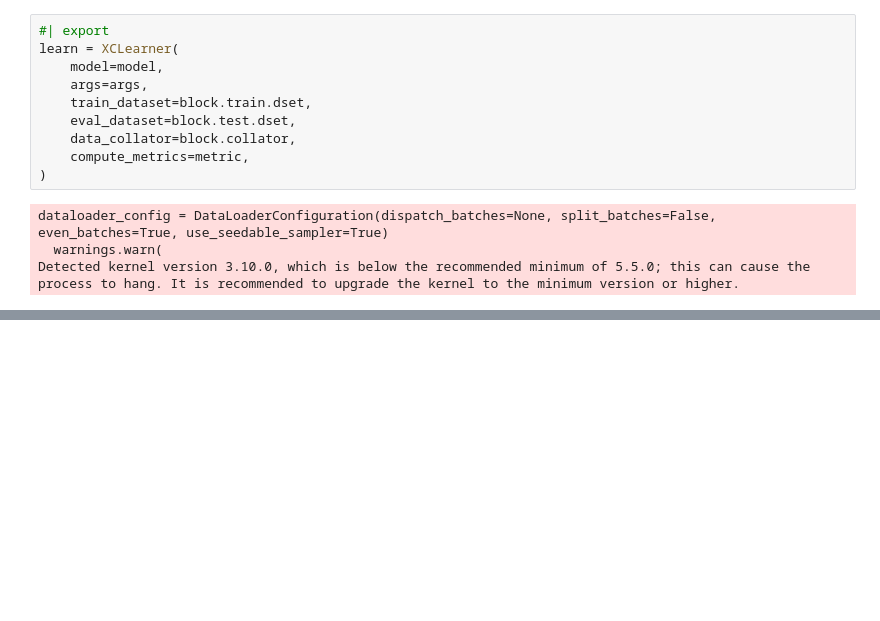
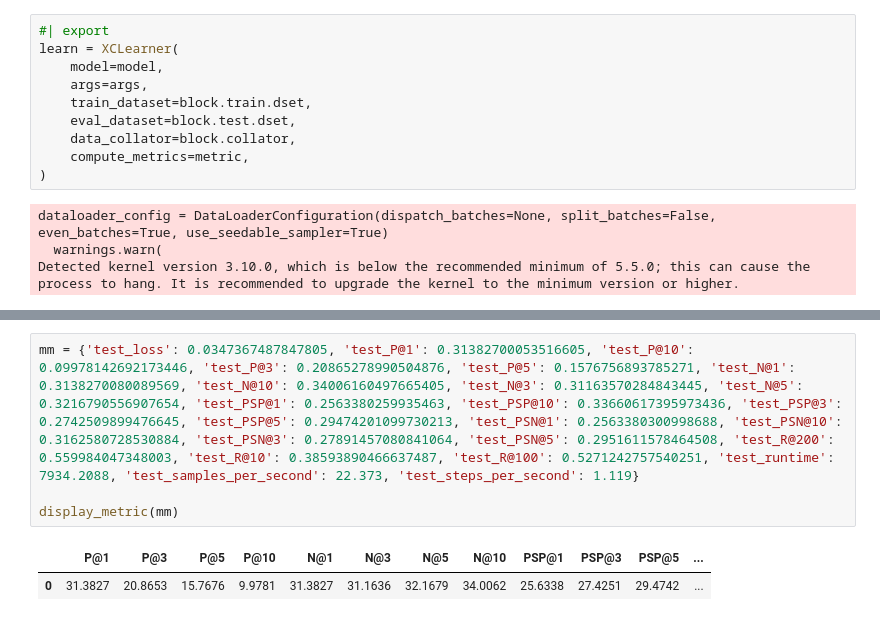
Before and after one commit to suchith720/xc_nlg, a Jupyter notebook: nbs/72-1-radga-dr-ep-for-wikiseealso.ipynb, the cells around one changed output, grey strips where cells are left out. Saved outputs shown, nothing was run; the diff lists cells and outputs as text; blank space fills up the shorter version.

```diff
--- a/nbs/72-1-radga-dr-ep-for-wikiseealso.ipynb
+++ b/nbs/72-1-radga-dr-ep-for-wikiseealso.ipynb
@@ -179,0 +222,7 @@ display_metric(o.metrics)
+# %%
+mm = {'test_loss': 0.0347367487847805, 'test_P@1': 0.31382700053516605, 'test_P@10': 0.09978142692173446, 'test_P@3': 0.20865278990504876, 'test_P@5': 0.1576756893785271, 'test_N@1': 0.3138270080089569, 'test_N@10': 0.34006160497665405, 'test_N@3': 0.31163570284843445, 'test_N@5': 0.3216790556907654, 'test_PSP@1': 0.2563380259935463, 'test_PSP@10': 0.33660617395973436, 'test_PSP@3': 0.2742509899476645, 'test_PSP@5': 0.29474201099730213, 'test_PSN@1': 0.2563380300998688, 'test_PSN@10': 0.3162580728530884, 'test_PSN@3': 0.27891457080841064, 'test_PSN@5': 0.2951611578464508, 'test_R@200': 0.559984047348003, 'test_R@10': 0.38593890466637487, 'test_R@100': 0.5271242757540251, 'test_runtime': 7934.2088, 'test_samples_per_second': 22.373, 'test_steps_per_second': 1.119}
+
+display_metric(mm)
+# %% [output]
+|  | P@1 | P@3 | P@5 | P@10 | N@1 | N@3 | N@5 | N@10 | PSP@1 | PSP@3 | PSP@5 | ... |
+| 0 | 31.3827 | 20.8653 | 15.7676 | 9.9781 | 31.3827 | 31.1636 | 32.1679 | 34.0062 | 25.6338 | 27.4251 | 29.4742 | ... |
```
Also changed, not shown: parts of 14 cells of this notebook, 12 other files.
